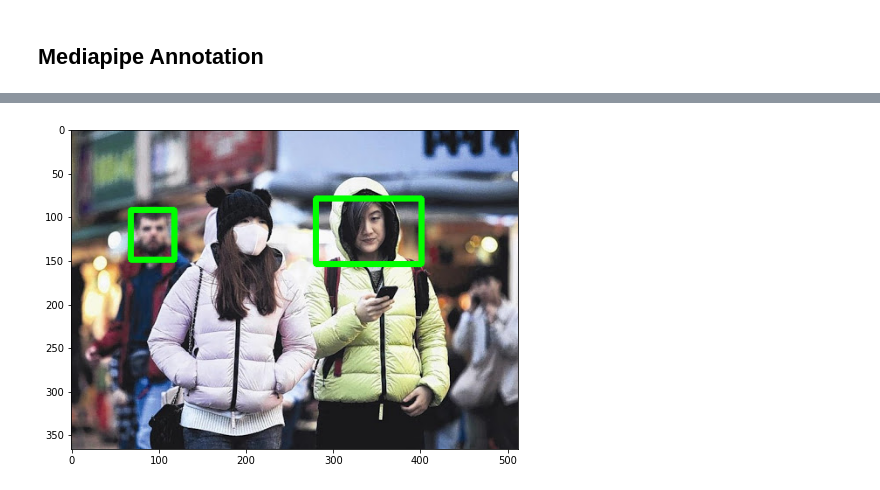
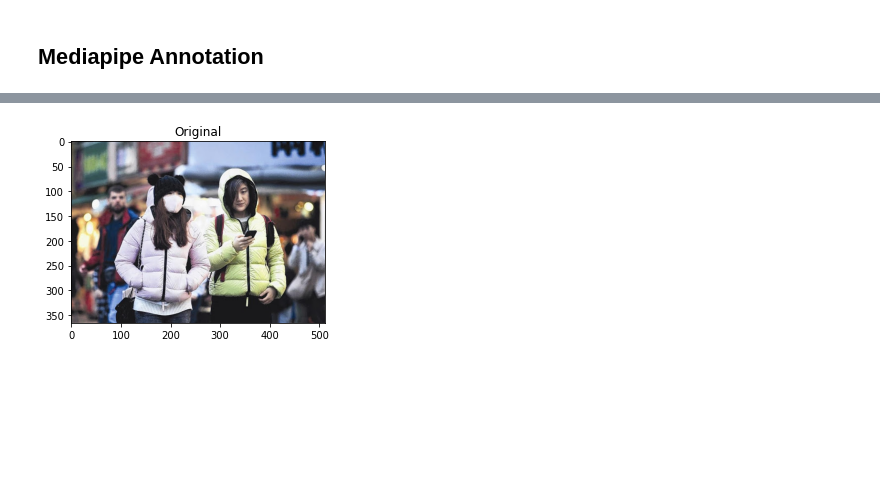
Before and after one commit to arve1n/Deep_Learning_Kelompok1, a Jupyter notebook: Face_Detection.ipynb, the cells around one changed output, grey strips where cells are left out. Saved outputs shown, nothing was run; the diff lists cells and outputs as text; code cells hidden in the pictures; blank space fills up the shorter version.

Commit message:
include yolo face detect

```diff
--- a/Face_Detection.ipynb
+++ b/Face_Detection.ipynb
@@ -481,48 +407,50 @@ def max0(x):
 # %%
 pred_file = "D:/Andre/Pemrograman/Github/Face Mask/images/maksssksksss0.png"
+import matplotlib.pyplot as plt
+import cv2
+import torch
+from Yolo.detect_face import get_faces_bbox
+from Yolo.models.experimental import attempt_load
 
-with mp_face_detection.FaceDetection(
-    model_selection=1, min_detection_confidence=0.3) as face_detection:
-    plt.figure(figsize=(8,8))
 
-    image = cv2.imread(pred_file)
-    height, width, colors = image.shape
-    # plt.imshow(BGR2RGB(image))
-    # plt.title("Original")
+plt.figure(figsize=(10,10))
+plt.subplot(121)
+image = cv2.imread(pred_file)
+device = torch.device("cuda" if torch.cuda.is_available() else "cpu")
+model = attempt_load('Yolo/yolov5m-face.pt', map_location=torch.device("cuda" if torch.cuda.is_available() else "cpu"))
+faces = get_faces_bbox(image,model,device)
+height, width, colors = image.shape
 
-    # Convert the BGR image to RGB and process it with MediaPipe Face Detection.
-    results = face_detection.process(cv2.cvtColor(image, cv2.COLOR_BGR2RGB))
-    if not results.detections:
-        print("No face detected")
-    else:
-        annotated_img = image.copy()
-        for detection in results.detections:
-            location_data = detection.location_data
-            # print(location_data.format == mp_face_detection.LocationData.RELATIVE_BOUNDING_BOX)
-            bb = location_data.relative_bounding_box
+plt.imshow(BGR2RGB(image))
+plt.title("Original")
 
-            rect_start_point = _normalized_to_pixel_coordinates(
-                max0(bb.xmin), max0(bb.ymin), max0(width),
-                max0(height))
-            rect_end_point = _normalized_to_pixel_coordinates(
-                max0(bb.xmin) + max0(bb.width),
-                max0(bb.ymin) + max0(bb.height), max0(width),
-                max0(height))
+plt.show()
+plt.figure(figsize=(10,10))
 
-            tolerance = 0.1
-            rect_start_point = int(rect_start_point[0]*(1-tolerance)), int(rect_start_point[1]*(1-tolerance))
-            rect_end_point = int(rect_end_point[0]*(1+tolerance)), int(rect_end_point[1]*(1+tolerance))
-            cv2.rectangle(annotated_img, rect_start_point, rect_end_point, (0, 255, 0), 5)
+annotated_img = image.copy()
+for idx,face in enumerate(faces):
+    plt.subplot(1,3,idx+1)
+    rgb_im = BGR2RGB(image)
 
-            cropped_image = image[rect_start_point[1]:rect_end_point[1], rect_start_point[0]:rect_end_point[0]]
-            pred_image = tf.image.resize(cropped_image, [64,64], method=tf.image.ResizeMethod.BICUBIC)
-            pred_image = pred_image/255.0
-            plt.imshow(pred_image)
-            pred_image = tf.image.rgb_to_grayscale(pred_image)
-            pred_image = tf.expand_dims(pred_image, axis=0)
-            # pred = np.argmax(model.predict(pred_image), axis=1)
-            # cv2.putText(annotated_img, Num2Label(pred[0]), rect_start_point, cv2.FONT_HERSHEY_SIMPLEX, 1, (0, 255, 0), 2, cv2.LINE_AA)
+    print(face)
+    tolerance = 0.1
+    face_start_point = int(face[0]*(1-tolerance)),int(face[1]*(1-tolerance))
+    face_end_point = int(face[2]*(1+tolerance)),int(face[3]*(1+tolerance))
+    cropped_image = rgb_im[face_start_point[1]:face_end_point[1],face_start_point[0]:face_end_point[0]]
+    plt.imshow(cropped_image)
+    plt.title("Detected Face")
+    cv2.rectangle(annotated_img, face_start_point, face_end_point, (0, 255, 0), 5)
 
-        plt.imshow(BGR2RGB(annotated_img))
-        plt.show()
+
+    # pred_image = tf.image.resize(cropped_image, [64,64], method=tf.image.ResizeMethod.BICUBIC)
+    # pred_image = pred_image/255.0
+    # pred_image = tf.image.rgb_to_grayscale(pred_image)
+    # pred_image = tf.expand_dims(pred_image, axis=0)
+    # pred = np.argmax(model.predict(pred_image), axis=1)
+    # cv2.putText(annotated_img, Num2Label(pred[0]), face_start_point, cv2.FONT_HERSHEY_SIMPLEX, 1, (0, 255, 0), 2, cv2.LINE_AA)
+
+plt.figure(figsize=(10,10))
+plt.imshow(BGR2RGB(annotated_img))
+plt.title("Detected on Main Image")
+plt.show()
 # %% [output]
@@ -530 +459 @@ Clipping input data to the valid range for imshow with RGB data ([0..1] for floa
-[figure, old version]
+[figure, new version]
```
Also changed, not shown: parts of 6 cells of this notebook, 40 other files.
